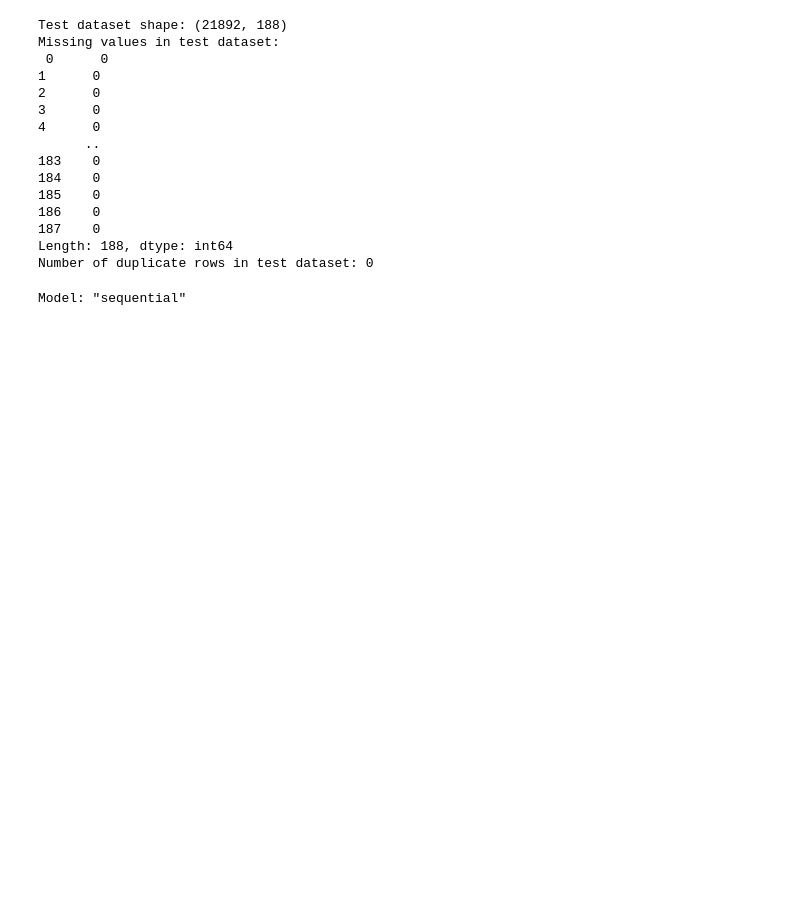
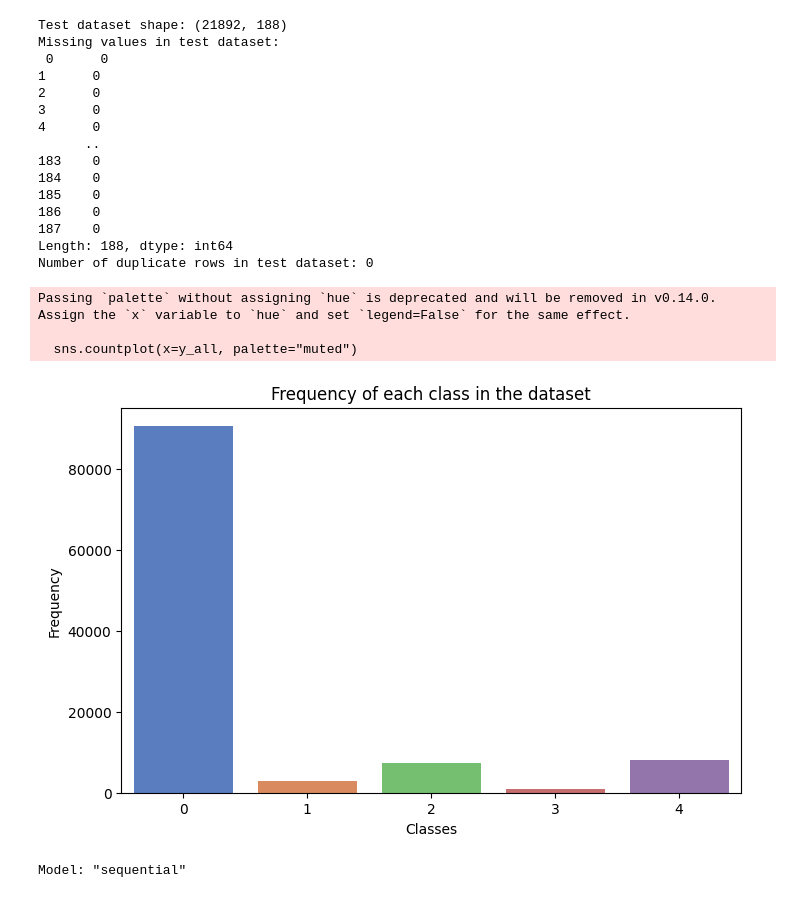
Before and after one commit to Tung2954/mlmed2025, a Jupyter notebook: Practice1/test.ipynb, the cells around one changed output. Saved outputs shown, nothing was run; the diff lists cells and outputs as text; code cells hidden in the pictures; blank space fills up the shorter version.

```diff
--- a/Practice1/test.ipynb
+++ b/Practice1/test.ipynb
@@ -69,6 +70,21 @@ X_test  = X_test[..., np.newaxis]
 num_classes = 5
 y_train_cat = to_categorical(y_train, num_classes=num_classes)
 y_test_cat  = to_categorical(y_test, num_classes=num_classes)
+# %%
+y_all = np.concatenate([y_train, y_test])
+
+plt.figure(figsize=(8, 5))
+sns.countplot(x=y_all, palette="muted")
+
+plt.xlabel("Classes")
+plt.ylabel("Frequency")
+plt.title("Frequency of each class in the dataset")
+plt.show()
+# %% [output]
+Passing `palette` without assigning `hue` is deprecated and will be removed in v0.14.0. Assign the `x` variable to `hue` and set `legend=False` for the same effect.
+
+  sns.countplot(x=y_all, palette="muted")
+[figure, added]
 # %%
 model = Sequential([
     Conv1D(filters=32, kernel_size=5, activation='relu', input_shape=(X_train.shape[1], 1)),
```
Also changed, not shown: parts of 2 cells of this notebook, 1 other file.
